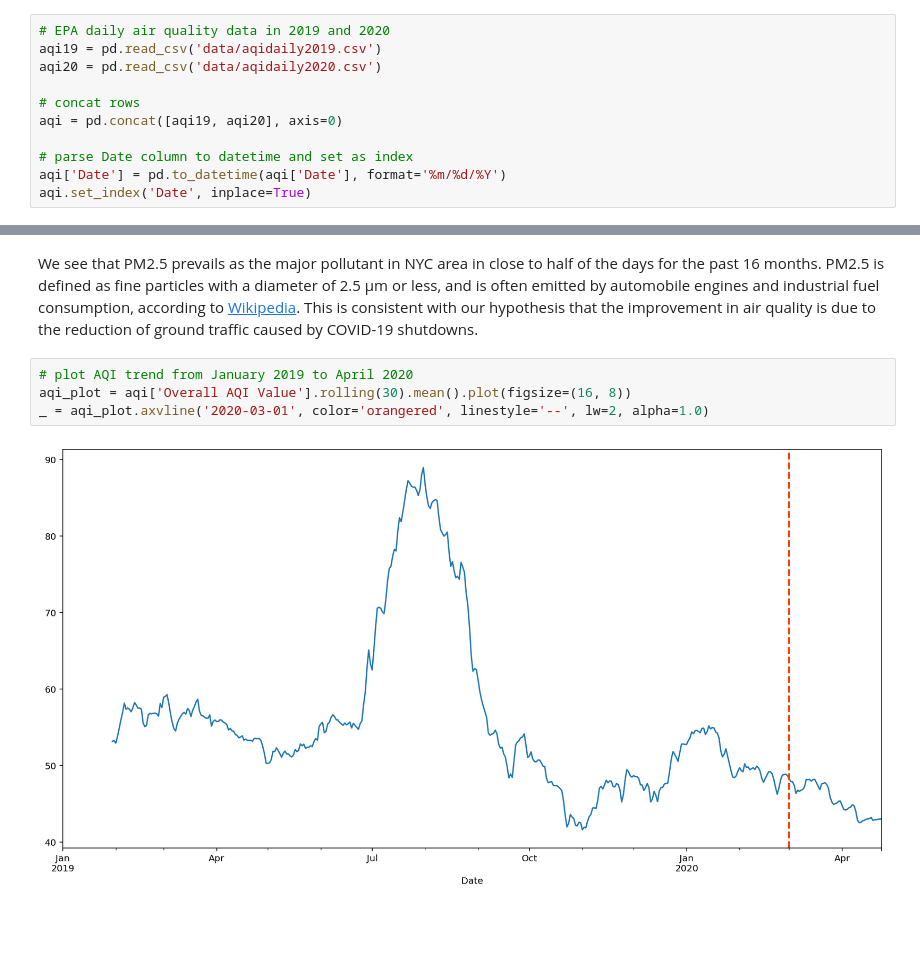
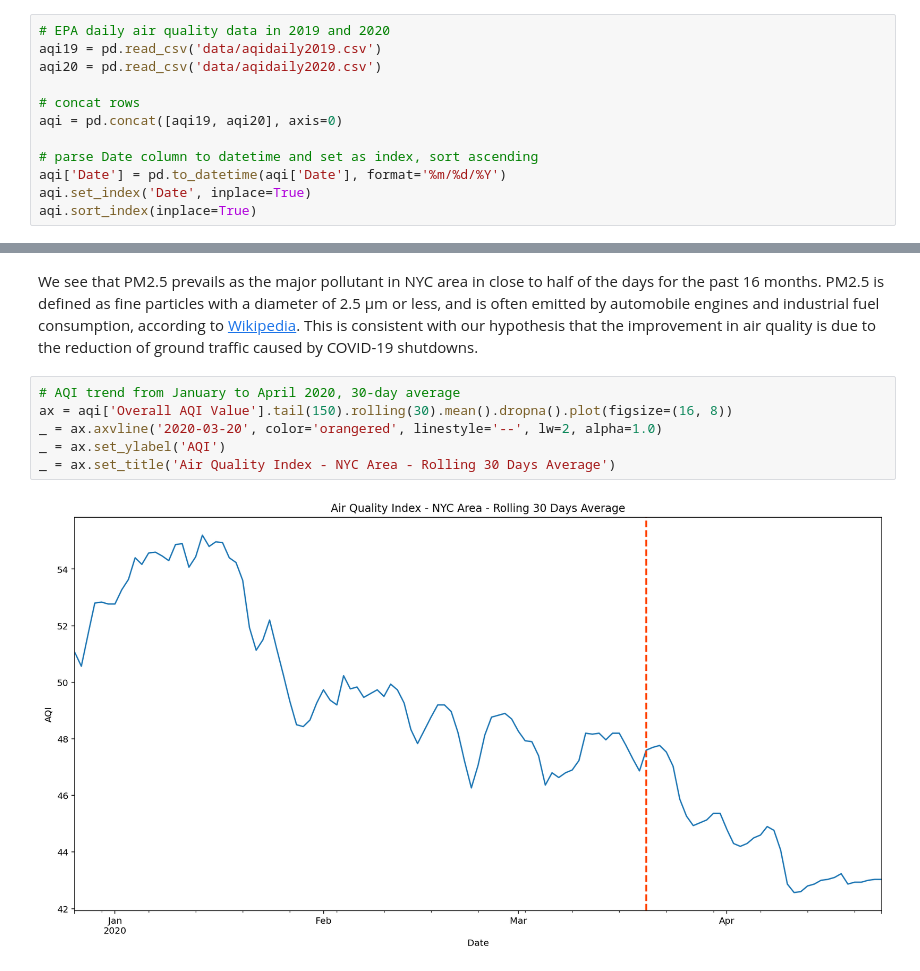
Before and after one commit to tianrunw/big-data-air-pollution, a Jupyter notebook: project/covid19_air_pollution.ipynb, the cells around one changed output, grey strips where cells are left out. Drawn from its saved outputs; the diff is of its cells as text; blank space fills up the shorter version.

```diff
--- a/project/covid19_air_pollution.ipynb
+++ b/project/covid19_air_pollution.ipynb
@@ -32,9 +32,10 @@ aqi20 = pd.read_csv('data/aqidaily2020.csv')
 # concat rows
 aqi = pd.concat([aqi19, aqi20], axis=0)
 
-# parse Date column to datetime and set as index
+# parse Date column to datetime and set as index, sort ascending
 aqi['Date'] = pd.to_datetime(aqi['Date'], format='%m/%d/%Y')
 aqi.set_index('Date', inplace=True)
+aqi.sort_index(inplace=True)
 # %%
 aqi.head()
 # %% [output]
@@ -65,8 +66,10 @@ aqi.groupby(['Main Pollutant']).count()
 # %% [markdown]
 We see that PM2.5 prevails as the major pollutant in NYC area in close to half of the days for the past 16 months. PM2.5 is defined as fine particles with a diameter of 2.5 μm or less, and is often emitted by automobile engines and industrial fuel consumption, according to [Wikipedia](https://en.wikipedia.org/wiki/Particulates#Sources_of_atmospheric_particulate_matter). This is consistent with our hypothesis that the improvement in air quality is due to the reduction of ground traffic caused by COVID-19 shutdowns.
 # %%
-# plot AQI trend from January 2019 to April 2020
-aqi_plot = aqi['Overall AQI Value'].rolling(30).mean().plot(figsize=(16, 8))
-_ = aqi_plot.axvline('2020-03-01', color='orangered', linestyle='--', lw=2, alpha=1.0)
+# AQI trend from January to April 2020, 30-day average
+ax = aqi['Overall AQI Value'].tail(150).rolling(30).mean().dropna().plot(figsize=(16, 8))
+_ = ax.axvline('2020-03-20', color='orangered', linestyle='--', lw=2, alpha=1.0)
+_ = ax.set_ylabel('AQI')
+_ = ax.set_title('Air Quality Index - NYC Area - Rolling 30 Days Average')
 # %% [output]
-[figure, old version]
+[figure, new version]
```
Also changed, not shown: parts of 13 cells of this notebook.
